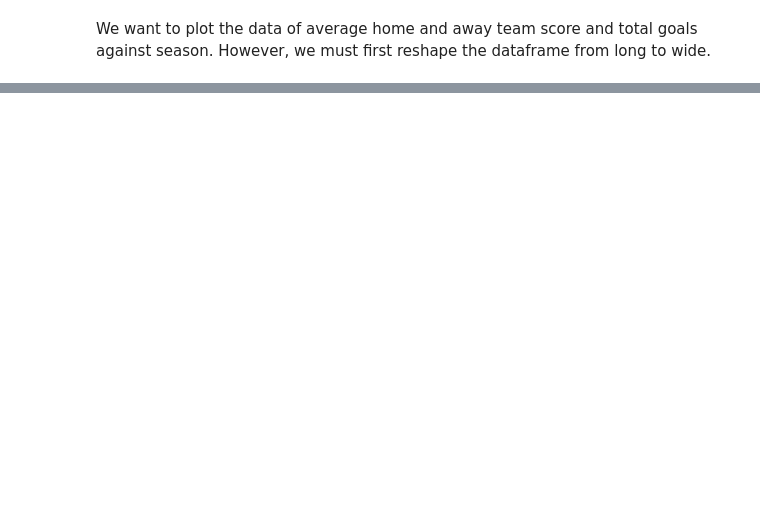
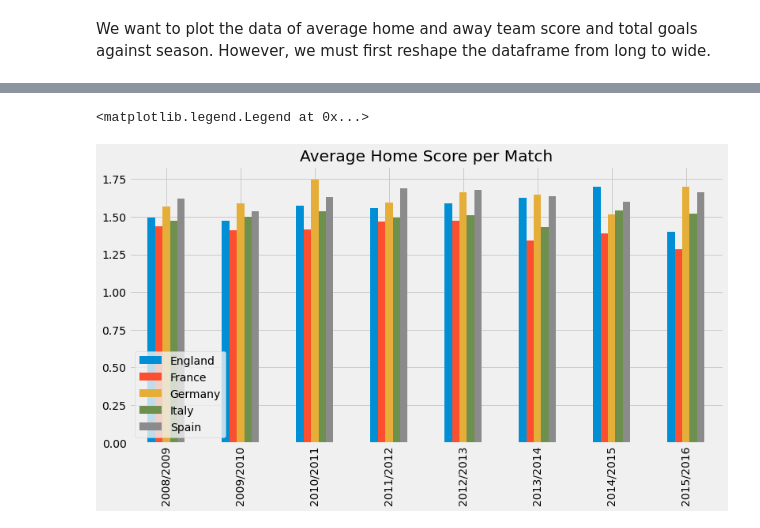
Before and after one commit to kbtran93/sql-european-soccer-analysis, a Jupyter notebook: sql_european_soccer_analysis.ipynb, the cells around one changed output, grey strips where cells are left out. Cells and saved outputs as stored; diff of their text form; code cells hidden in the pictures; blank space fills up the shorter version.

```diff
--- a/sql_european_soccer_analysis.ipynb
+++ b/sql_european_soccer_analysis.ipynb
@@ -244,0 +235,7 @@ df_total_goals.loc[:, 'Spain'] = list(leagues_data.loc[leagues_data['country_nam
+# %%
+# Plot the average home team score vs time
+
+df_avg_home_score.plot(figsize=(12,6), kind = 'bar', title='Average Home Score per Match').legend(loc = 'lower left')
+# %% [output]
+<matplotlib.legend.Legend at 0x...>
+[figure, added]
```
Also changed, not shown: parts of 11 cells of this notebook.
